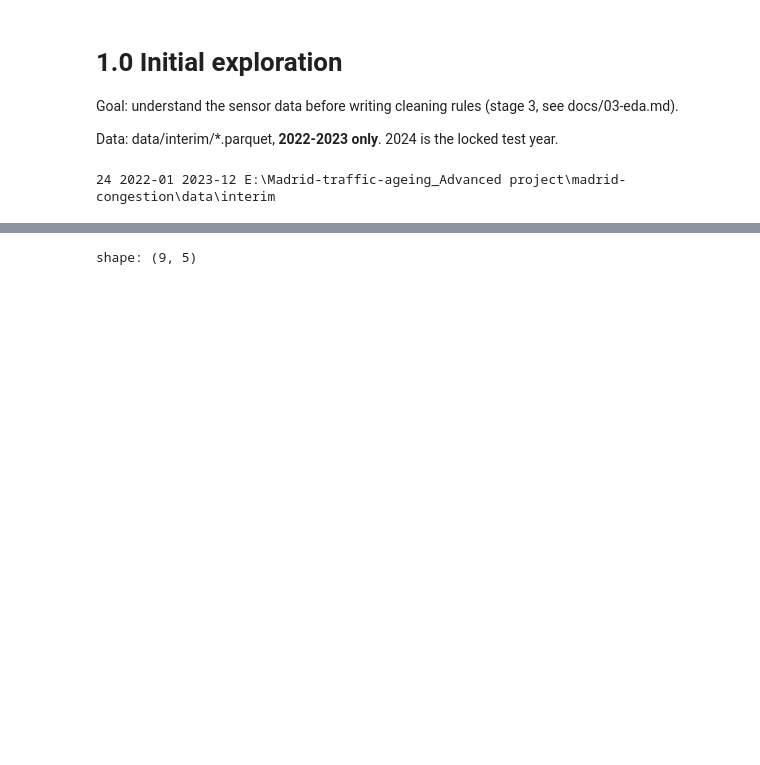
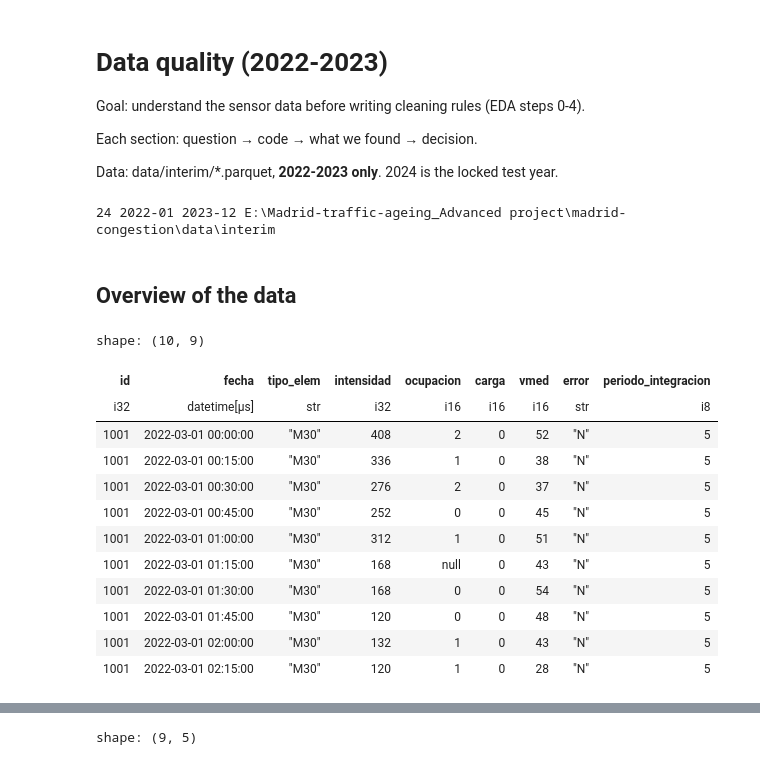
Before and after one commit to AnhTRJotnar/madrid-congestion, a Jupyter notebook: notebooks/1.0-anh-initial-exploration.ipynb, the cells around one changed output, grey strips where cells are left out. Cells and saved outputs as stored; diff of their text form; code cells hidden in the pictures; blank space fills up the shorter version.

```diff
--- a/notebooks/1.0-anh-initial-exploration.ipynb
+++ b/notebooks/1.0-anh-initial-exploration.ipynb
@@ -1,7 +1,9 @@
 # %% [markdown]
-# 1.0 Initial exploration
+# Data quality (2022-2023)
 
-Goal: understand the sensor data before writing cleaning rules (stage 3, see docs/03-eda.md).
+Goal: understand the sensor data before writing cleaning rules (EDA steps 0-4).
+
+Each section: question → code → what we found → decision.
 
 Data: data/interim/*.parquet, **2022-2023 only**. 2024 is the locked test year.
 # %%
@@ -17,3 +20,23 @@ SLOTS_PER_DAY = 96
 print(len(EDA_MONTHS), EDA_MONTHS[0], EDA_MONTHS[-1], INTERIM_DATA_DIR)
 # %% [output]
 24 2022-01 2023-12 E:\Madrid-traffic-ageing_Advanced project\madrid-congestion\data\interim
+# %% [markdown]
+## Overview of the data
+# %%
+OVERVIEW_FILE = INTERIM_DATA_DIR / "2022-03.parquet"
+
+pl.scan_parquet(OVERVIEW_FILE).head(10).collect()
+# %% [output]
+shape: (10, 9)
+| id | fecha | tipo_elem | intensidad | ocupacion | carga | vmed | error | periodo_integracion |
+| i32 | datetime[μs] | str | i32 | i16 | i16 | i16 | str | i8 |
+| 1001 | 2022-03-01 00:00:00 | "M30" | 408 | 2 | 0 | 52 | "N" | 5 |
+| 1001 | 2022-03-01 00:15:00 | "M30" | 336 | 1 | 0 | 38 | "N" | 5 |
+| 1001 | 2022-03-01 00:30:00 | "M30" | 276 | 2 | 0 | 37 | "N" | 5 |
+| 1001 | 2022-03-01 00:45:00 | "M30" | 252 | 0 | 0 | 45 | "N" | 5 |
+| 1001 | 2022-03-01 01:00:00 | "M30" | 312 | 1 | 0 | 51 | "N" | 5 |
+| 1001 | 2022-03-01 01:15:00 | "M30" | 168 | null | 0 | 43 | "N" | 5 |
+| 1001 | 2022-03-01 01:30:00 | "M30" | 168 | 0 | 0 | 54 | "N" | 5 |
+| 1001 | 2022-03-01 01:45:00 | "M30" | 120 | 0 | 0 | 48 | "N" | 5 |
+| 1001 | 2022-03-01 02:00:00 | "M30" | 132 | 1 | 0 | 43 | "N" | 5 |
+| 1001 | 2022-03-01 02:15:00 | "M30" | 120 | 1 | 0 | 28 | "N" | 5 |
```
Also changed, not shown: parts of 21 cells of this notebook, 2 other files.
